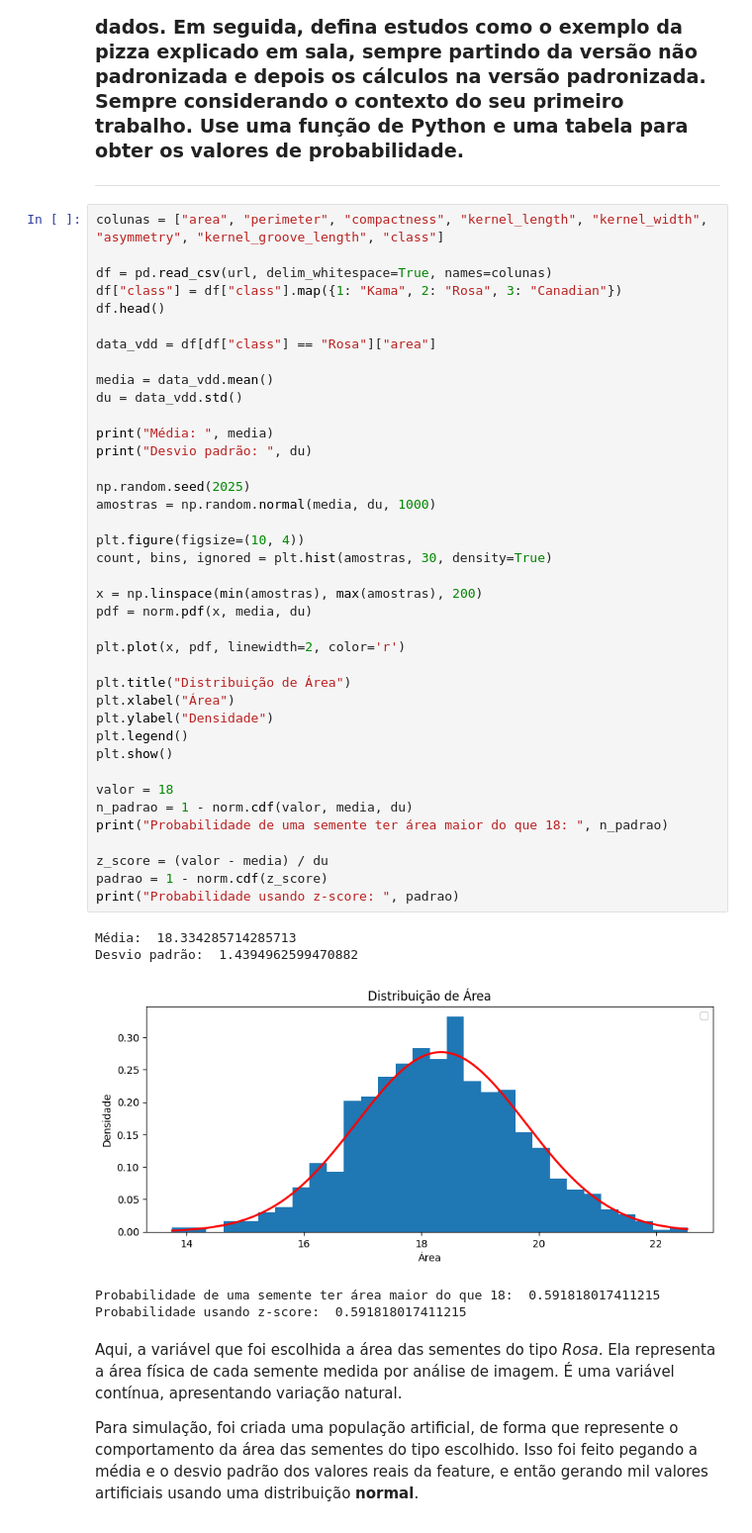
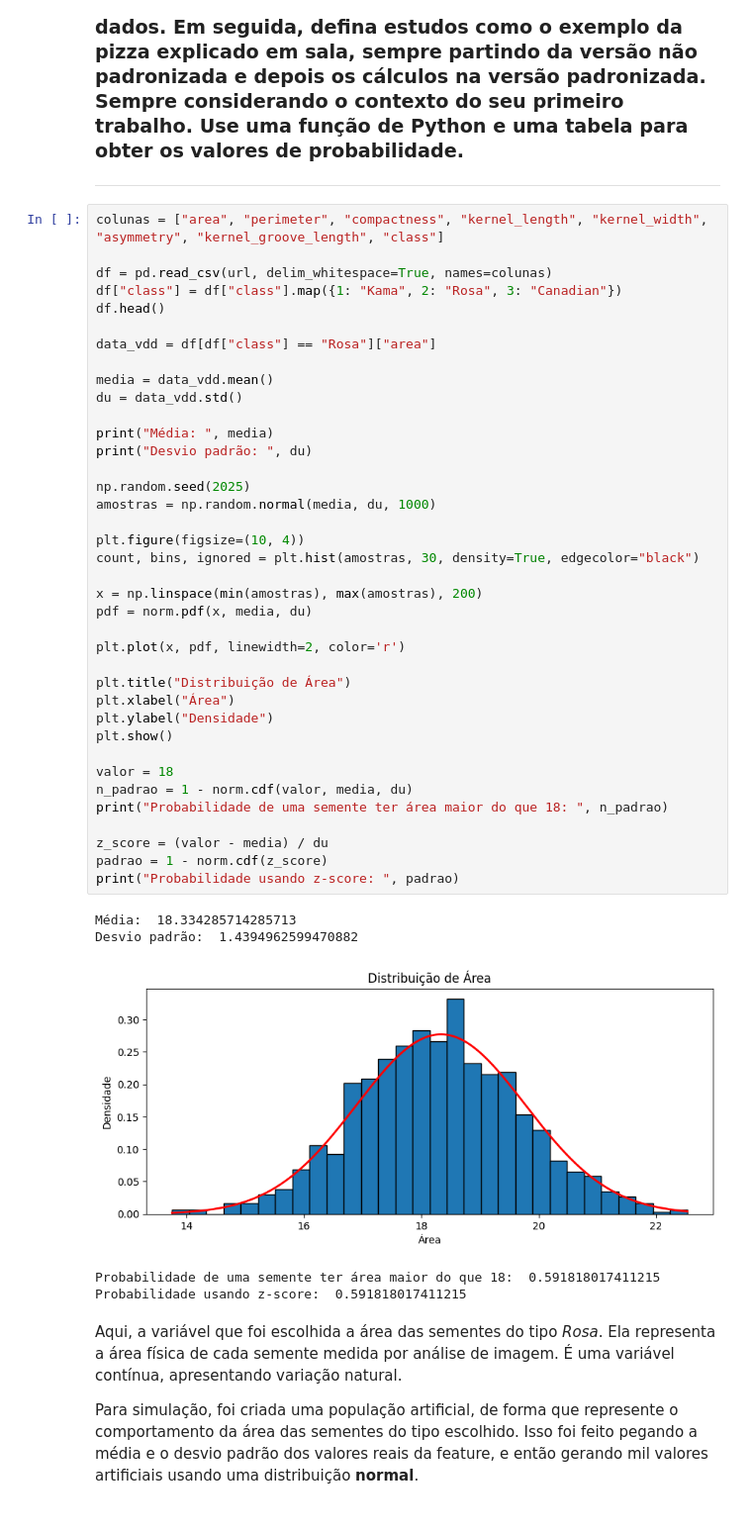
Before and after one commit to jeffersondamasceno/Estatistica-LLM-Atividade1, a Jupyter notebook: Estatistica_LLM_Atividade1.ipynb, the cells around one changed output. Shown at 99% size. Saved outputs shown, nothing was run; the diff lists cells and outputs as text.

```diff
--- a/Estatistica_LLM_Atividade1.ipynb
+++ b/Estatistica_LLM_Atividade1.ipynb
@@ -82,36 +83,35 @@ media = data_vdd.mean()
 du = data_vdd.std()
 
 print("Média: ", media)
 print("Desvio padrão: ", du)
 
 np.random.seed(2025)
 amostras = np.random.normal(media, du, 1000)
 
 plt.figure(figsize=(10, 4))
-count, bins, ignored = plt.hist(amostras, 30, density=True)
+count, bins, ignored = plt.hist(amostras, 30, density=True, edgecolor="black")
 
 x = np.linspace(min(amostras), max(amostras), 200)
 pdf = norm.pdf(x, media, du)
 
 plt.plot(x, pdf, linewidth=2, color='r')
 
 plt.title("Distribuição de Área")
 plt.xlabel("Área")
 plt.ylabel("Densidade")
-plt.legend()
 plt.show()
 
 valor = 18
 n_padrao = 1 - norm.cdf(valor, media, du)
 print("Probabilidade de uma semente ter área maior do que 18: ", n_padrao)
 
 z_score = (valor - media) / du
 padrao = 1 - norm.cdf(z_score)
 print("Probabilidade usando z-score: ", padrao)
 # %% [output]
 Média:  18.334285714285713
 Desvio padrão:  1.4394962599470882
-[figure, old version]
+[figure, new version]
 Probabilidade de uma semente ter área maior do que 18:  0.591818017411215
 Probabilidade usando z-score:  0.591818017411215
 # %% [markdown]
```
Also changed, not shown: parts of 6 cells of this notebook.
